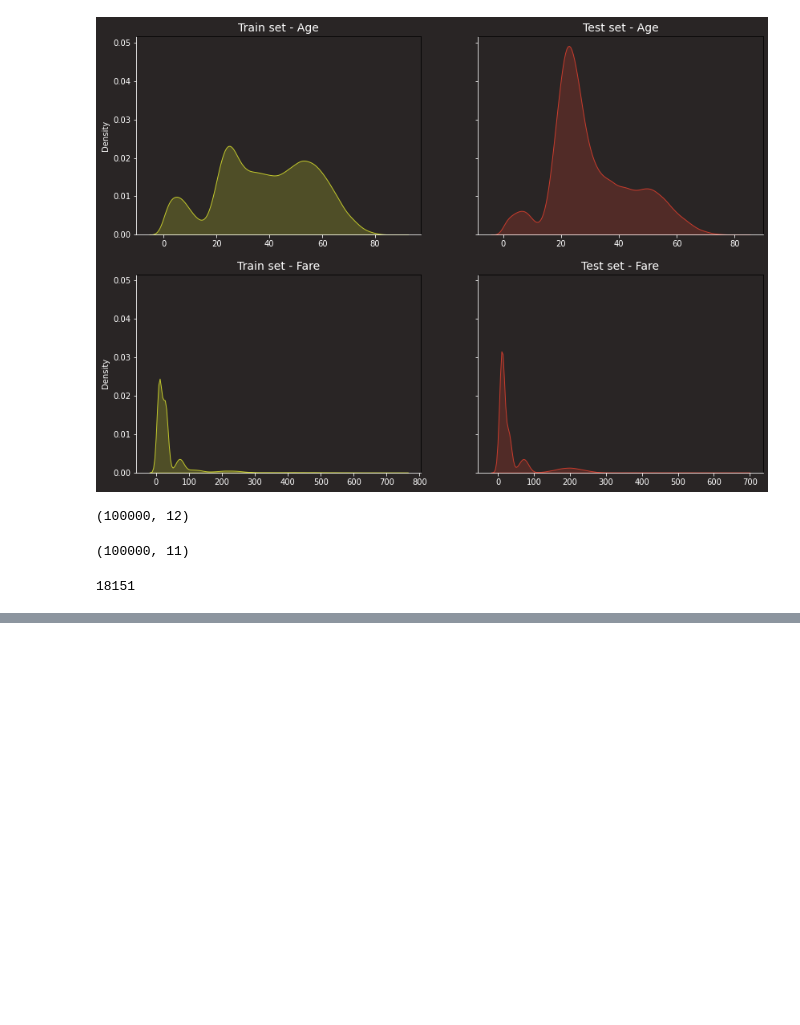
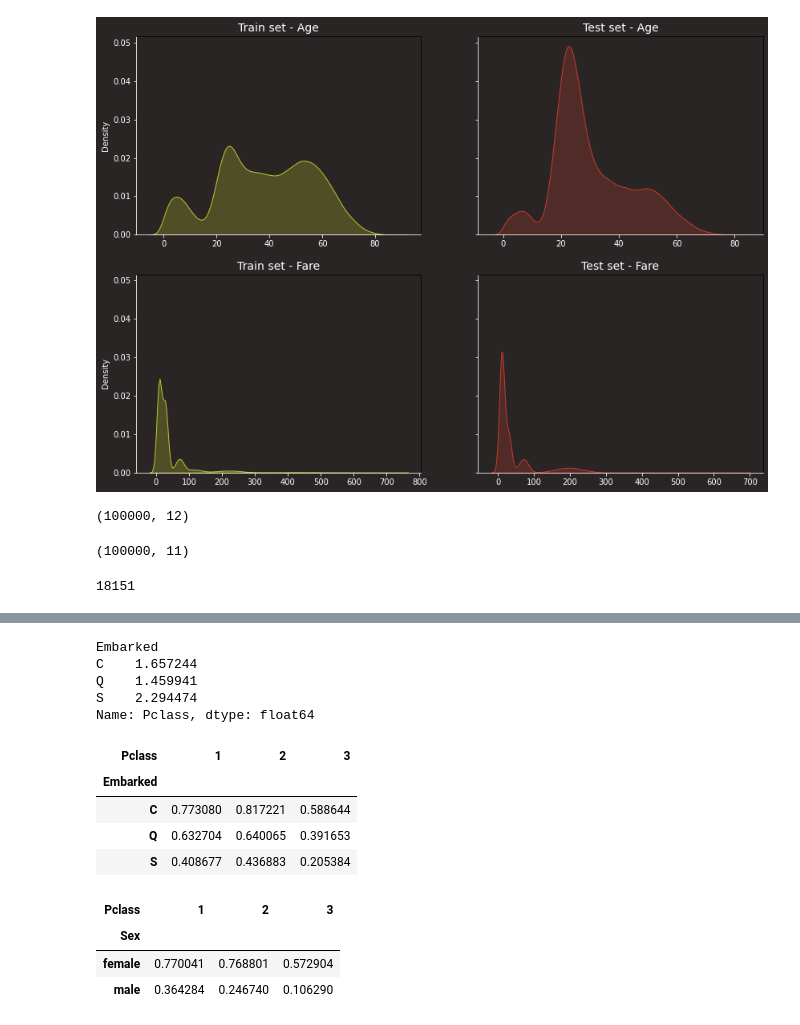
Before and after one commit to lucabasa/kaggle_competitions, a Jupyter notebook: tabular_playground/april/01_exploration.ipynb, the cells around one changed output, grey strips where cells are left out. Drawn from its saved outputs; the diff is of its cells as text; code cells hidden in the pictures; blank space fills up the shorter version.

```diff
--- a/tabular_playground/april/01_exploration.ipynb
+++ b/tabular_playground/april/01_exploration.ipynb
@@ -105,0 +135,23 @@ len(set(set(df_train.Ticket).intersection(set(df_test.Ticket))))
+# %%
+train.groupby('Embarked').Pclass.mean()
+# %% [output]
+Embarked
+C    1.657244
+Q    1.459941
+S    2.294474
+Name: Pclass, dtype: float64
+# %%
+train.groupby(['Embarked', 'Pclass']).Survived.mean().unstack()
+# %% [output]
+| Pclass | 1 | 2 | 3 |
+| Embarked |  |  |  |
+| C | 0.773080 | 0.817221 | 0.588644 |
+| Q | 0.632704 | 0.640065 | 0.391653 |
+| S | 0.408677 | 0.436883 | 0.205384 |
+# %%
+train.groupby(['Sex', 'Pclass']).Survived.mean().unstack()
+# %% [output]
+| Pclass | 1 | 2 | 3 |
+| Sex |  |  |  |
+| female | 0.770041 | 0.768801 | 0.572904 |
+| male | 0.364284 | 0.246740 | 0.106290 |
```
Also changed, not shown: parts of 9 cells of this notebook, 2 other files.
